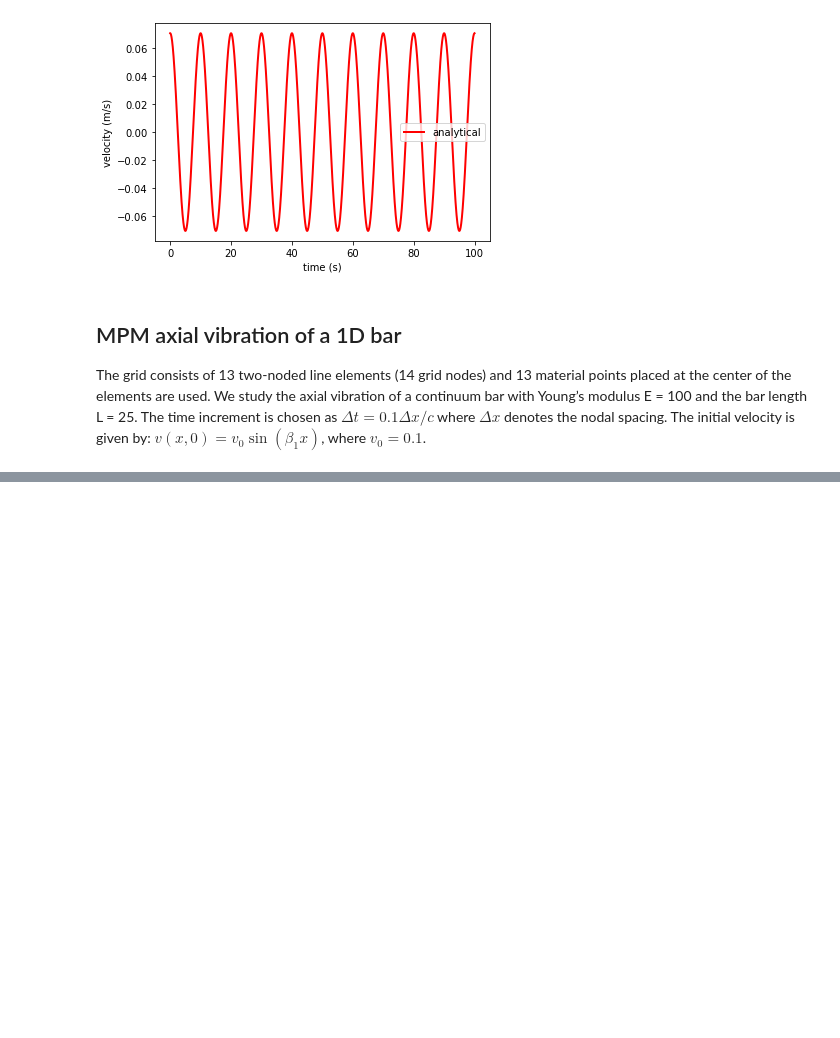
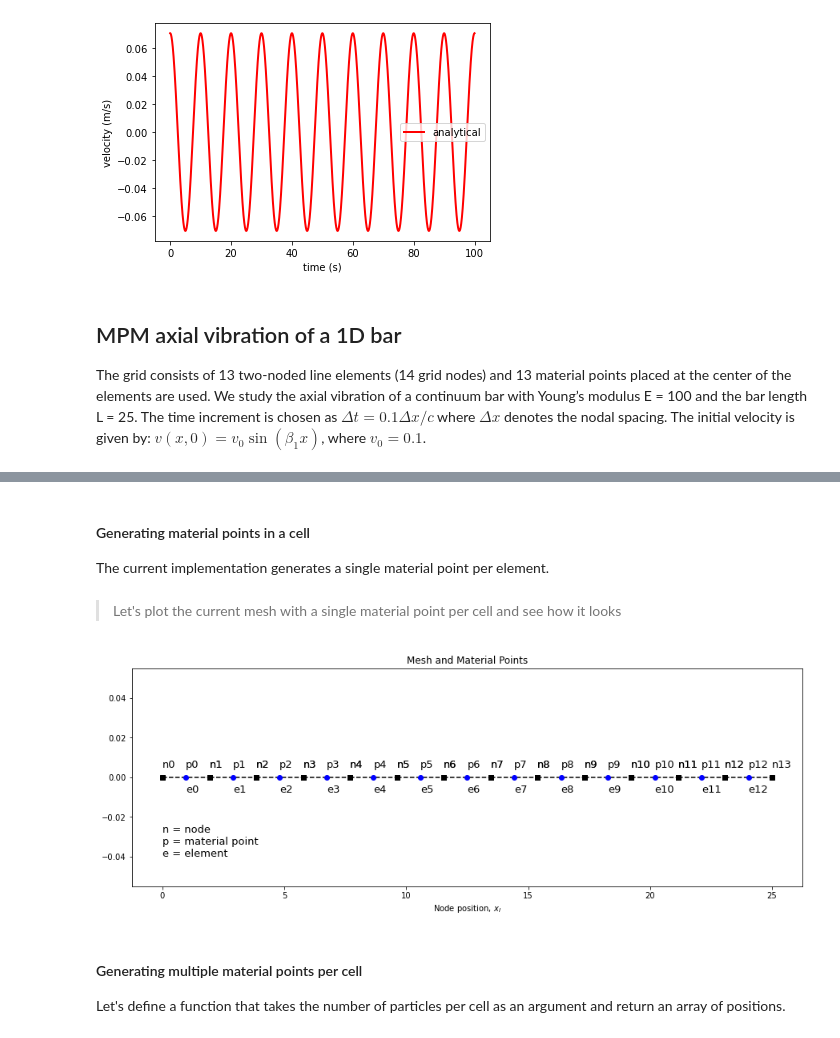
Before and after one commit to geoelements/LearnMPM, a Jupyter notebook: axial-vibration1d.ipynb, the cells around one changed output, grey strips where cells are left out. Drawn from its saved outputs; the diff is of its cells as text; code cells hidden in the pictures; blank space fills up the shorter version.

Commit message:
Axial vibration of 1D bar multiple material points per cell

```diff
--- a/axial-vibration1d.ipynb
+++ b/axial-vibration1d.ipynb
@@ -211,0 +263,55 @@ plt.show()
+# %% [markdown]
+#### Generating material points in a cell
+
+The current implementation generates a single material point per element.
+# %%
+x_p      = np.zeros(nparticles)            # positions
+# Generate material points in cell
+for i in range(nelements):
+    # Create particle at the center
+    x_p[i] = 0.5 * (x_n[i] + x_n[i+1])
+    # set initial velocities
+    vel_p[i] = v0 * np.sin(b1 * x_p[i])
+# %% [markdown]
+> Let's plot the current mesh with a single material point per cell and see how it looks
+# %%
+# Function to plot mesh
+import matplotlib.pyplot as plt
+def plot_mesh(elements, x_n, x_p, fontsize=13):
+    # plt.cla()
+    fig = plt.gcf()
+    fig.set_size_inches(15, 5)
+    eid = 0
+    for element in elements:
+        n1, n2 = element
+        n1x, n2x = x_n[n1], x_n[n2]
+        plt.plot([n1x,n2x],[0,0],'--sk')
+        dy = 0.005
+
+        x=(n1x + n2x)/2
+        plt.annotate("e%d"%eid, xy=(x,-1.5*dy),fontsize=fontsize)
+        plt.annotate("n%d"%n1, xy=(n1x,dy),fontsize=fontsize)
+        plt.annotate("n%d"%n2, xy=(n2x,dy),fontsize=fontsize)
+        eid = eid + 1
+
+    pid = 0
+    for x in x_p:
+        plt.plot(x,0,'ob')
+        plt.annotate("p%d"%pid, xy=(x, dy),fontsize=fontsize)
+        pid = pid + 1
+
+    n1 = elements[0][0]
+    x = x_n[n1]
+    y = -0.04
+    plt.annotate("n = node\np = material point\ne = element", xy=(x,y),fontsize=fontsize)
+    plt.xlabel(r"Node position, $x_I$")
+    plt.title("Mesh and Material Points")
+    plt.show()
+# %%
+plot_mesh(elements, x_n, x_p)
+# %% [output]
+[figure, added]
+# %% [markdown]
+#### Generating multiple material points per cell
+
+Let's define a function that takes the number of particles per cell as an argument and return an array of positions.
```
Also changed, not shown: parts of 18 cells of this notebook.
